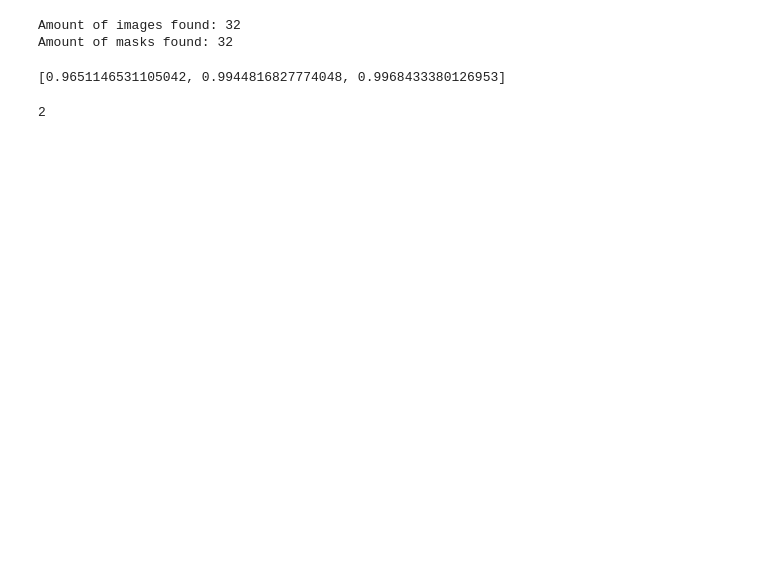
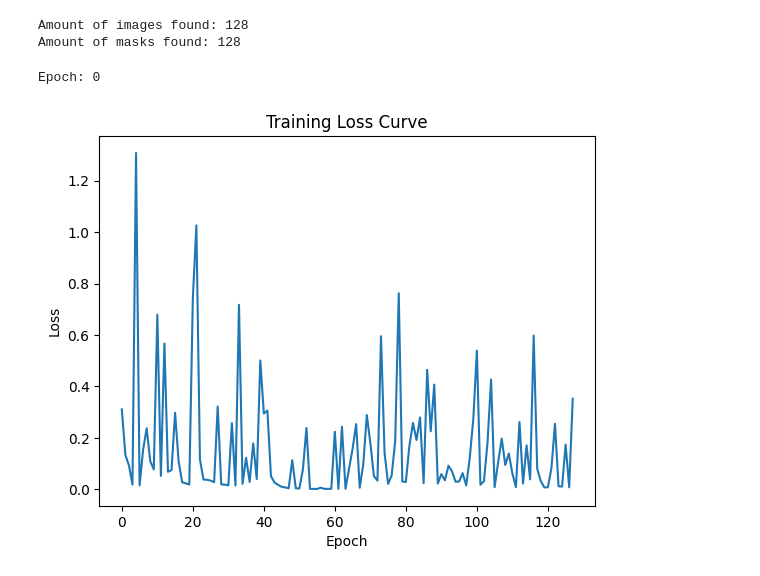
Before and after one commit to alexanderreiprich/floorscan, a Jupyter notebook: segmentation.ipynb, the cells around one changed output. Cells and saved outputs as stored; diff of their text form; code cells hidden in the pictures; blank space fills up the shorter version.

Commit message:
New model, image size restructured, clean up

```diff
--- a/segmentation.ipynb
+++ b/segmentation.ipynb
@@ -207,8 +144,8 @@ def compute_loss(pred_masks, true_masks, pred_scores, true_scores):
 
 import os
 
-panos_dir = "./data/training/0000/panos"
-masks_dir = "./data/training/0000/masks"
+panos_dir = "./data/training/0000/cropped_panos"
+masks_dir = "./data/training/0000/cropped_masks"
 
 image_paths = []
 mask_paths = []
@@ -228,5 +165,5 @@ for filename in os.listdir(panos_dir):
 print(f"Amount of images found: {len(image_paths)}")
 print(f"Amount of masks found: {len(mask_paths)}")
 # %% [output]
-Amount of images found: 32
-Amount of masks found: 32
+Amount of images found: 128
+Amount of masks found: 128
@@ -302,20 +190,12 @@ class WindowSegmentationDataset(Dataset):
     return image, mask
 
 transform = transforms.Compose([
-	transforms.Resize((409, 204)),
+	transforms.Resize((250, 250)),
  	transforms.ToTensor(),
 ])
 
 dataset = WindowSegmentationDataset(image_paths, mask_paths, transform=transform)
 data_loader = DataLoader(dataset, batch_size=1, shuffle=True)
-# %%
-scores = outputs.iou_scores.squeeze().tolist()
-max_index = scores.index(max(scores))
-print(scores)
-max_index
-# %% [output]
-[0.9651146531105042, 0.9944816827774048, 0.9968433380126953]
-2
 # %%
 # Training
 
@@ -323,10 +203,13 @@ model.train()
 
 optimizer = Adam(model.parameters(), lr=1e-4)
 
-for epoch in range(10):
+losses = []
+
+for epoch in range(1):
+	counter = 0
 	for images, masks in data_loader:
 		images, masks = images.to(device), masks.to(device)
-
+		counter = counter + 1
 		inputs = processor(images, return_tensors="pt", do_rescale=False).to(device)
 		image_embeddings = model.get_image_embeddings(inputs["pixel_values"])
 		outputs = model(**inputs)
@@ -338,10 +221,8 @@ for epoch in range(10):
 		max_index = scores.index(max(scores))
 
 		best_mask = pred_masks[:, :, max_index]
-		print(f"Mask scores: {scores}")
-		print(f"Best mask: {max_index}")
-		print(f"Selected Predicted Masks Size: {best_mask.size()}")
-		print(f"Original Ground-Truth Masks Size: {masks.size()}")
+		# print(f"Mask scores: {scores}")
+		# print(f"Best mask: {max_index}")
 
 		# Scale ground truth masks
 		true_masks_resized = F.interpolate(masks, size=(256, 256), mode="bilinear", align_corners=False)
@@ -349,14 +230,26 @@ for epoch in range(10):
 		# Convert to binary
 		true_masks_resized = (true_masks_resized > 0.5).float()
 
-		print(f"Resized Ground-Truth Masks Size: {true_masks_resized.size()}")
-
 		# Loss
 		mask_loss = F.binary_cross_entropy_with_logits(best_mask, true_masks_resized)
+		losses.append(mask_loss.item())
 
 		# Backpropagation
 		optimizer.zero_grad()
 		mask_loss.backward()
 		optimizer.step()
 
-		print(f"Epoch {epoch}, Loss: {mask_loss.item()}")
+		# print(f"Epoch {epoch}, Loss: {mask_loss.item()}, Batch: {epoch}, Counter: {counter}")
+		# print(torch.cuda.memory_allocated())
+		torch.cuda.empty_cache()
+	print(f"Epoch: {epoch}")
+# %% [output]
+Epoch: 0
+# %%
+plt.plot(losses)
+plt.xlabel('Epoch')
+plt.ylabel("Loss")
+plt.title("Training Loss Curve")
+plt.show()
+# %% [output]
+[figure, added]
```
Also changed, not shown: parts of 12 cells of this notebook, 2 other files.
